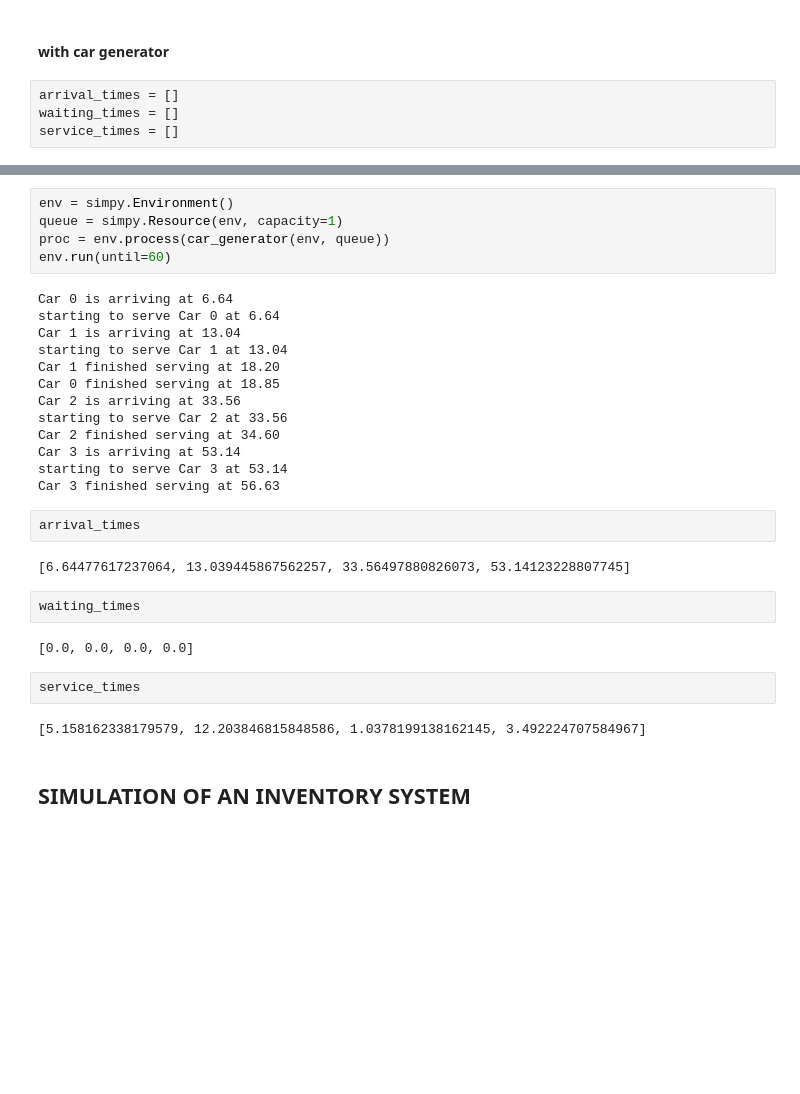
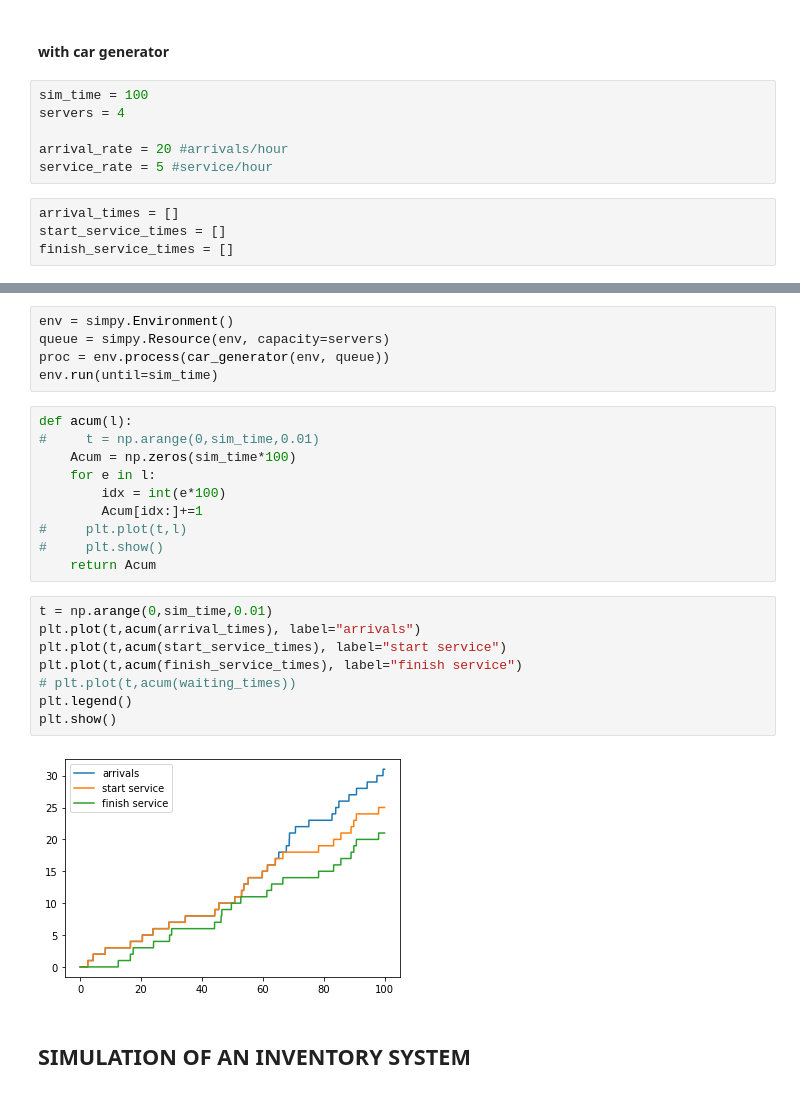
Before and after one commit to uanve/simulation, a Jupyter notebook: simple_systems.ipynb, the cells around one changed output, grey strips where cells are left out. Saved outputs shown, nothing was run; the diff lists cells and outputs as text; blank space fills up the shorter version.

```diff
--- a/simple_systems.ipynb
+++ b/simple_systems.ipynb
@@ -47,10 +48,16 @@ Car 3 finished charging at 11
 Car 4 finished charging at 12
 # %% [markdown]
 #### with car generator
+# %%
+sim_time = 100
+servers = 4
+
+arrival_rate = 20 #arrivals/hour
+service_rate = 5 #service/hour
 # %%
 arrival_times = []
-waiting_times = []
-service_times = []
+start_service_times = []
+finish_service_times = []
 # %%
 def car(env, name, queue, charge_duration):
     arrival_time = env.now
@@ -82,33 +88,28 @@ def car_generator(env, queue):
     return i
 # %%
 env = simpy.Environment()
-queue = simpy.Resource(env, capacity=1)
+queue = simpy.Resource(env, capacity=servers)
 proc = env.process(car_generator(env, queue))
-env.run(until=60)
+env.run(until=sim_time)
-# %% [output]
-Car 0 is arriving at 6.64
-starting to serve Car 0 at 6.64
-Car 1 is arriving at 13.04
-starting to serve Car 1 at 13.04
-Car 1 finished serving at 18.20
-Car 0 finished serving at 18.85
-Car 2 is arriving at 33.56
-starting to serve Car 2 at 33.56
-Car 2 finished serving at 34.60
-Car 3 is arriving at 53.14
-starting to serve Car 3 at 53.14
-Car 3 finished serving at 56.63
-# %%
-arrival_times
-# %% [output]
-[6.64477617237064, 13.039445867562257, 33.56497880826073, 53.14123228807745]
-# %%
-waiting_times
-# %% [output]
-[0.0, 0.0, 0.0, 0.0]
-# %%
-service_times
-# %% [output]
-[5.158162338179579, 12.203846815848586, 1.0378199138162145, 3.492224707584967]
+# %%
+def acum(l):
+#     t = np.arange(0,sim_time,0.01)
+    Acum = np.zeros(sim_time*100)
+    for e in l:
+        idx = int(e*100)
+        Acum[idx:]+=1
+#     plt.plot(t,l)
+#     plt.show()
+    return Acum
+# %%
+t = np.arange(0,sim_time,0.01)
+plt.plot(t,acum(arrival_times), label="arrivals")
+plt.plot(t,acum(start_service_times), label="start service")
+plt.plot(t,acum(finish_service_times), label="finish service")
+# plt.plot(t,acum(waiting_times))
+plt.legend()
+plt.show()
+# %% [output]
+[figure, added]
 # %% [markdown]
 ## SIMULATION OF AN INVENTORY SYSTEM
```
Also changed, not shown: parts of 13 cells of this notebook.
